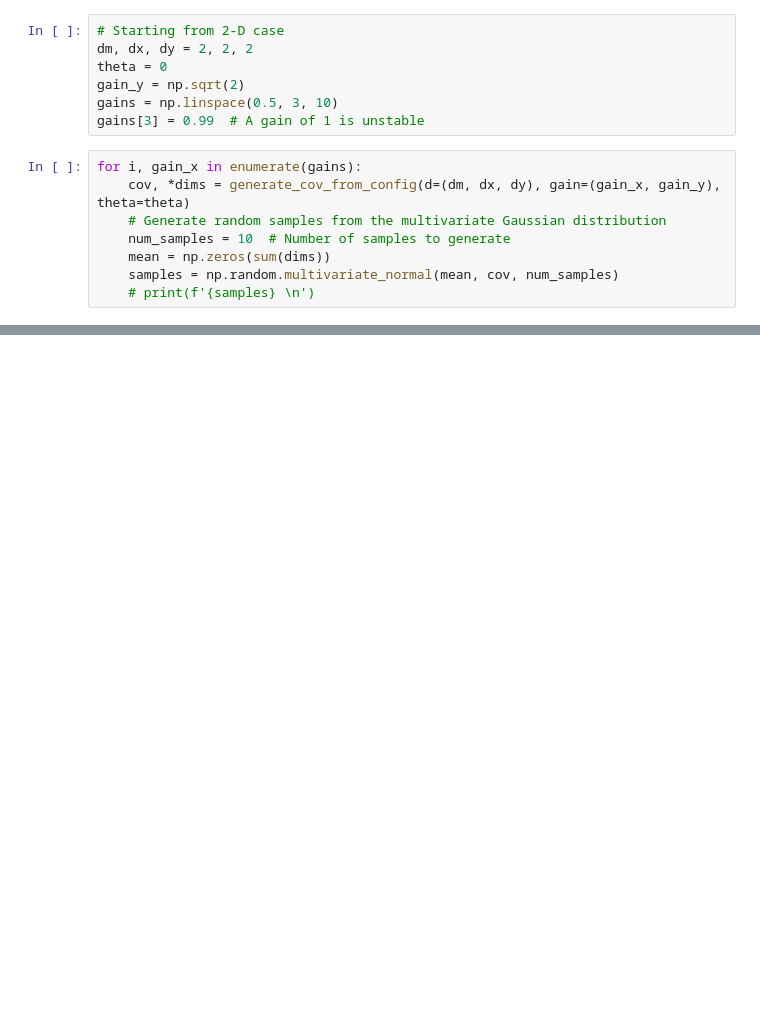
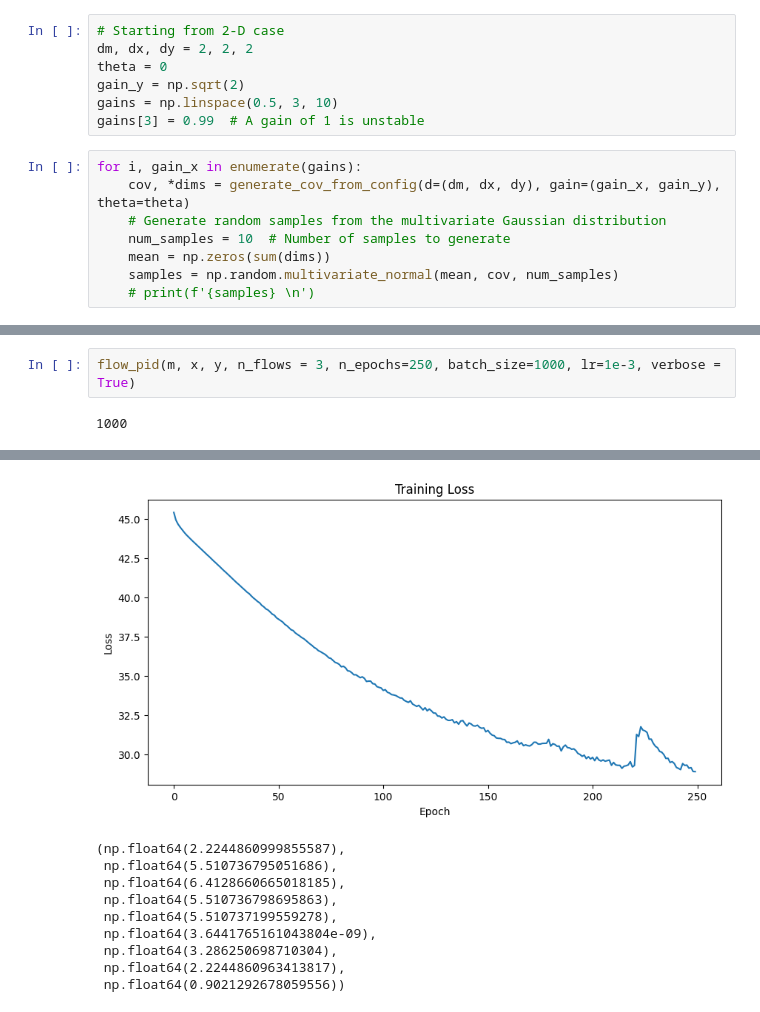
Before and after one commit to artemyk/flow-pid, a Jupyter notebook: examples/multi_dim_synthetic.ipynb, the cells around one changed output, grey strips where cells are left out. Saved outputs shown, nothing was run; the diff lists cells and outputs as text; blank space fills up the shorter version.

Commit message:
create end-to-end flow PID function and test on nonlinear synthetic data

```diff
--- a/examples/multi_dim_synthetic.ipynb
+++ b/examples/multi_dim_synthetic.ipynb
@@ -104,0 +105,4 @@ print(ret[7], ret[5], ret[6], ret[8])
+# %%
+flow_pid(m, x, y, n_flows = 3, n_epochs=250, batch_size=1000, lr=1e-3, verbose = True)
+# %% [output]
+1000
@@ -104,0 +119,10 @@ print(ret[7], ret[5], ret[6], ret[8])
+[figure, added]
+(np.float64(2.2244860999855587),
+ np.float64(5.510736795051686),
+ np.float64(6.4128660665018185),
+ np.float64(5.510736798695863),
+ np.float64(5.510737199559278),
+ np.float64(3.6441765161043804e-09),
+ np.float64(3.286250698710304),
+ np.float64(2.2244860963413817),
+ np.float64(0.9021292678059556))
```
Also changed, not shown: parts of 5 cells of this notebook, 2 other files.
